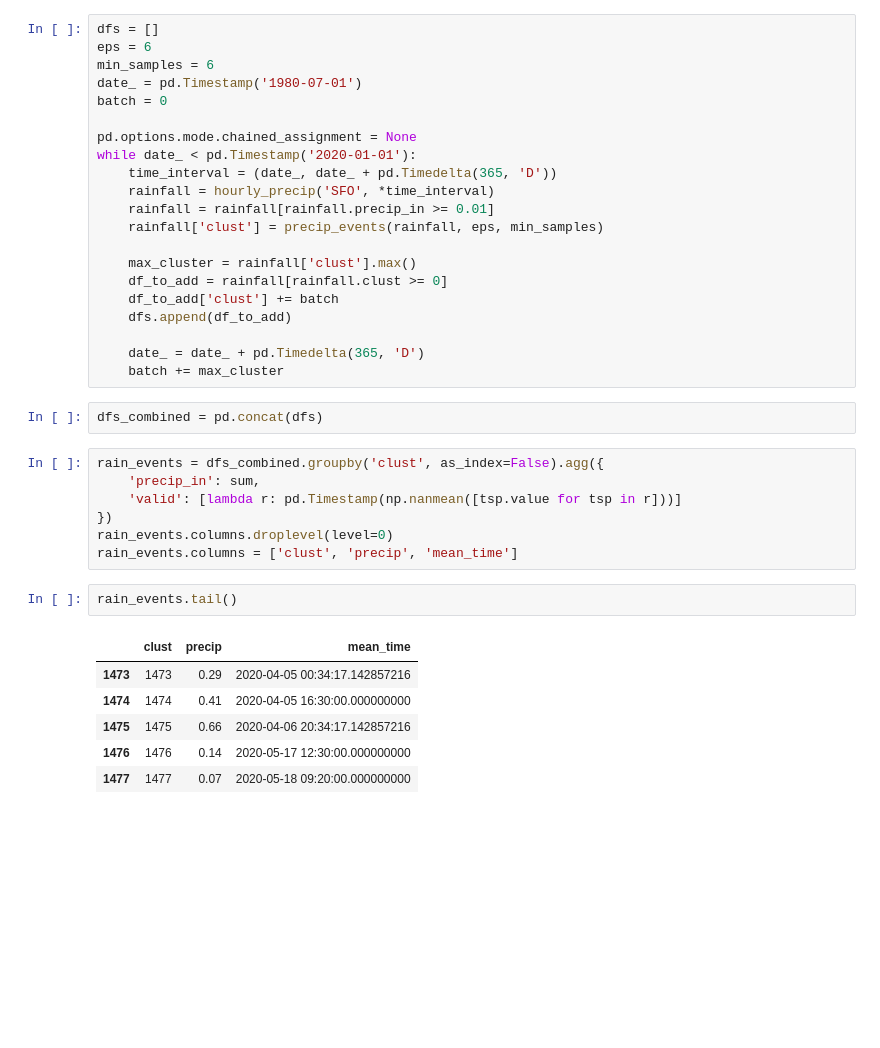
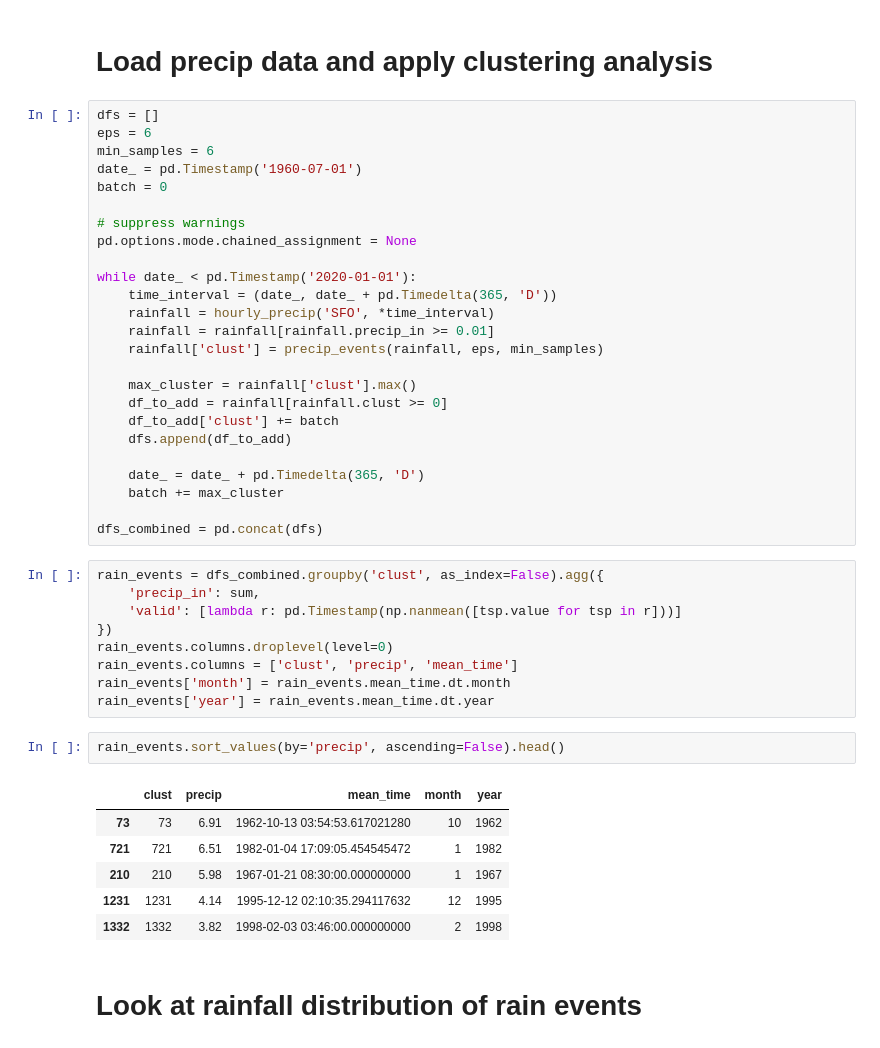
Before and after one commit to wxmann/weather-projects, a Jupyter notebook: proj_rain_events/SFO rain events.ipynb, the cells around one changed output. Drawn from its saved outputs; the diff is of its cells as text; blank space fills up the shorter version.

```diff
--- a/proj_rain_events/SFO rain events.ipynb
+++ b/proj_rain_events/SFO rain events.ipynb
@@ -11,11 +18,15 @@ import warnings
+# %% [markdown]
+# Load precip data and apply clustering analysis
 # %%
 dfs = []
 eps = 6
 min_samples = 6
-date_ = pd.Timestamp('1980-07-01')
+date_ = pd.Timestamp('1960-07-01')
 batch = 0
 
+# suppress warnings
 pd.options.mode.chained_assignment = None
+
 while date_ < pd.Timestamp('2020-01-01'):
     time_interval = (date_, date_ + pd.Timedelta(365, 'D'))
     rainfall = hourly_precip('SFO', *time_interval)
@@ -29,8 +40,8 @@ while date_ < pd.Timestamp('2020-01-01'):
 
     date_ = date_ + pd.Timedelta(365, 'D')
     batch += max_cluster
+
+dfs_combined = pd.concat(dfs)
-# %%
-dfs_combined = pd.concat(dfs)
 # %%
 rain_events = dfs_combined.groupby('clust', as_index=False).agg({
     'precip_in': sum,
@@ -38,12 +49,16 @@ rain_events = dfs_combined.groupby('clust', as_index=False).agg({
 })
 rain_events.columns.droplevel(level=0)
 rain_events.columns = ['clust', 'precip', 'mean_time']
+rain_events['month'] = rain_events.mean_time.dt.month
+rain_events['year'] = rain_events.mean_time.dt.year
-# %%
-rain_events.tail()
-# %% [output]
-|  | clust | precip | mean_time |
-| 1473 | 1473 | 0.29 | 2020-04-05 00:34:17.142857216 |
-| 1474 | 1474 | 0.41 | 2020-04-05 16:30:00.000000000 |
-| 1475 | 1475 | 0.66 | 2020-04-06 20:34:17.142857216 |
-| 1476 | 1476 | 0.14 | 2020-05-17 12:30:00.000000000 |
-| 1477 | 1477 | 0.07 | 2020-05-18 09:20:00.000000000 |
+# %%
+rain_events.sort_values(by='precip', ascending=False).head()
+# %% [output]
+|  | clust | precip | mean_time | month | year |
+| 73 | 73 | 6.91 | 1962-10-13 03:54:53.617021280 | 10 | 1962 |
+| 721 | 721 | 6.51 | 1982-01-04 17:09:05.454545472 | 1 | 1982 |
+| 210 | 210 | 5.98 | 1967-01-21 08:30:00.000000000 | 1 | 1967 |
+| 1231 | 1231 | 4.14 | 1995-12-12 02:10:35.294117632 | 12 | 1995 |
+| 1332 | 1332 | 3.82 | 1998-02-03 03:46:00.000000000 | 2 | 1998 |
+# %% [markdown]
+# Look at rainfall distribution of rain events
```
Also changed, not shown: parts of 23 cells of this notebook, 24 other files.
